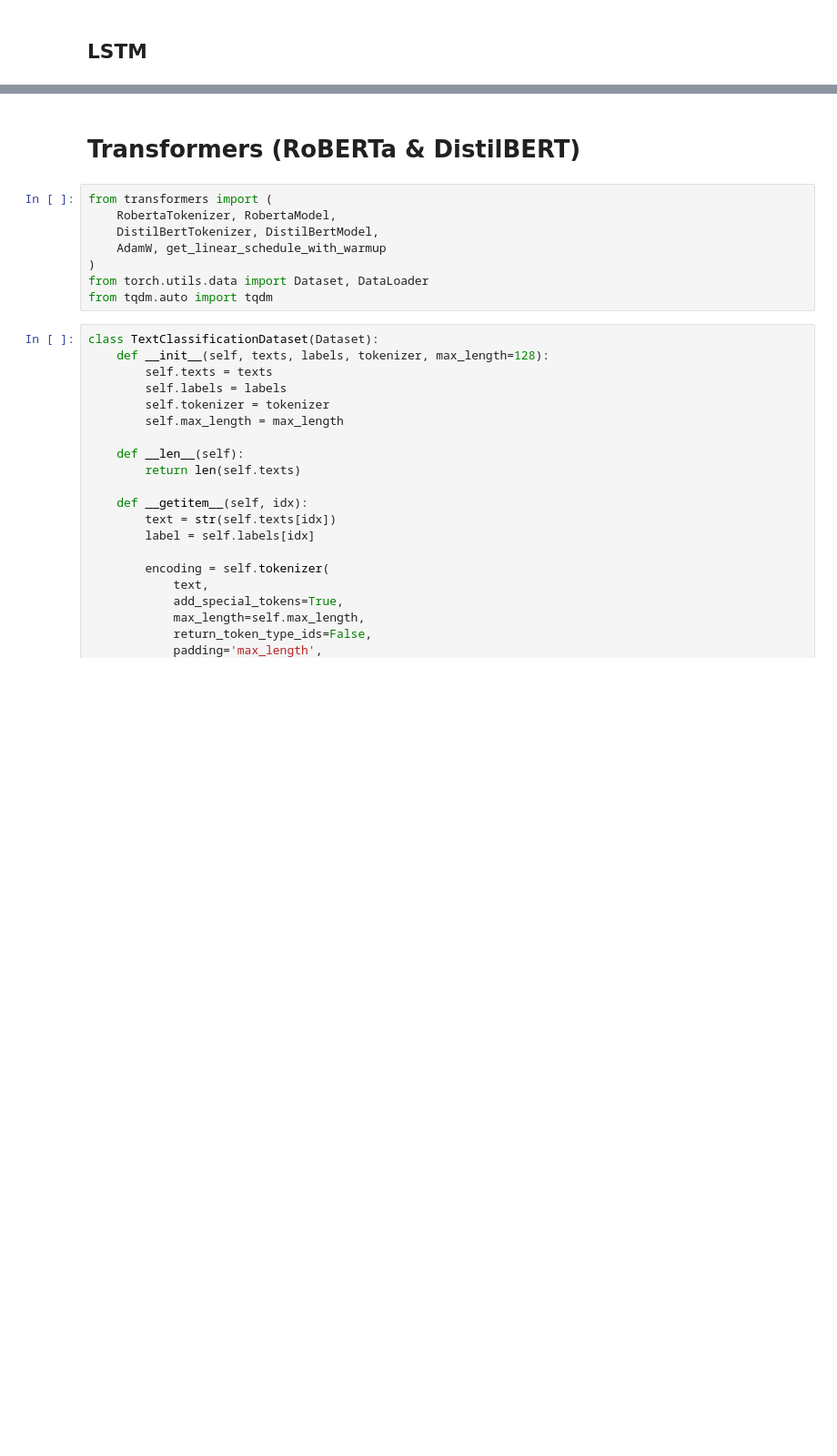
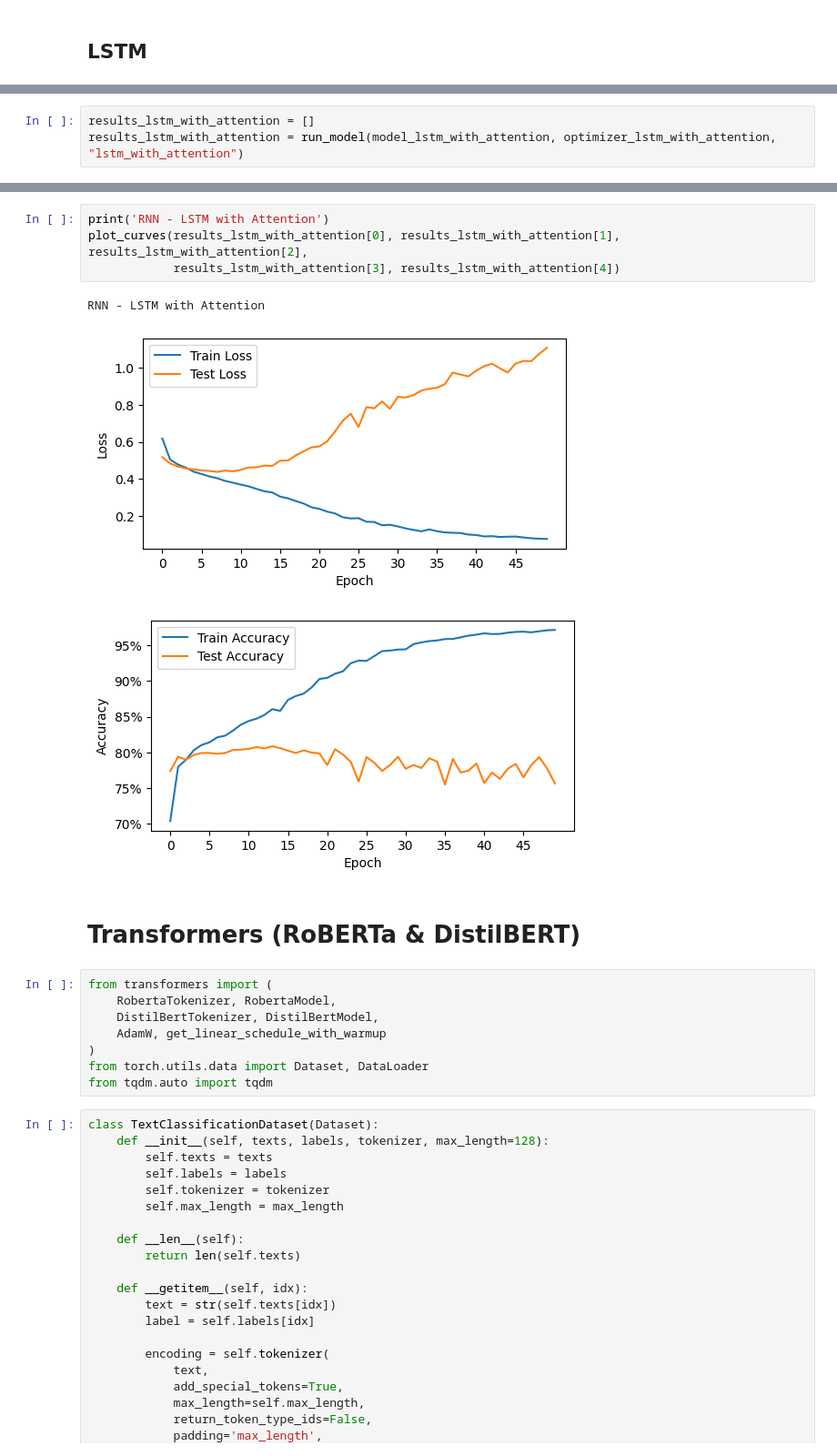
Before and after one commit to fabriciocarraro/NLP-exploration_Sentiment-analysis-Disaster_prediction, a Jupyter notebook: NLP_exploration_Sentiment_analysis_Disaster_prediction.ipynb, the cells around one changed output, grey strips where cells are left out. Shown at 91% size. Drawn from its saved outputs; the diff is of its cells as text; blank space fills up the shorter version.

```diff
--- a/NLP_exploration_Sentiment_analysis_Disaster_prediction.ipynb
+++ b/NLP_exploration_Sentiment_analysis_Disaster_prediction.ipynb
@@ -501,0 +659,3 @@ RNN - LSTM
+# %%
+results_lstm_with_attention = []
+results_lstm_with_attention = run_model(model_lstm_with_attention, optimizer_lstm_with_attention, "lstm_with_attention")
@@ -502,3 +680,11 @@ RNN - LSTM
+# %%
+print('RNN - LSTM with Attention')
+plot_curves(results_lstm_with_attention[0], results_lstm_with_attention[1], results_lstm_with_attention[2],
+            results_lstm_with_attention[3], results_lstm_with_attention[4])
+# %% [output]
+RNN - LSTM with Attention
+[figure, added]
+[figure, added]
 # %% [markdown]
 # Transformers (RoBERTa & DistilBERT)
 # %%
```
Also changed, not shown: parts of 32 cells of this notebook.
